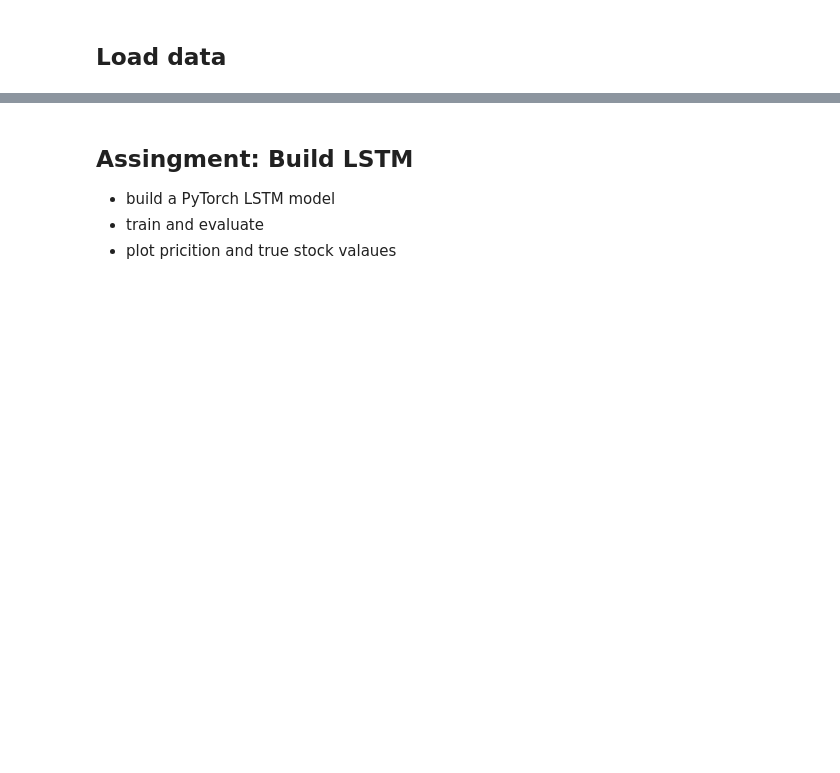
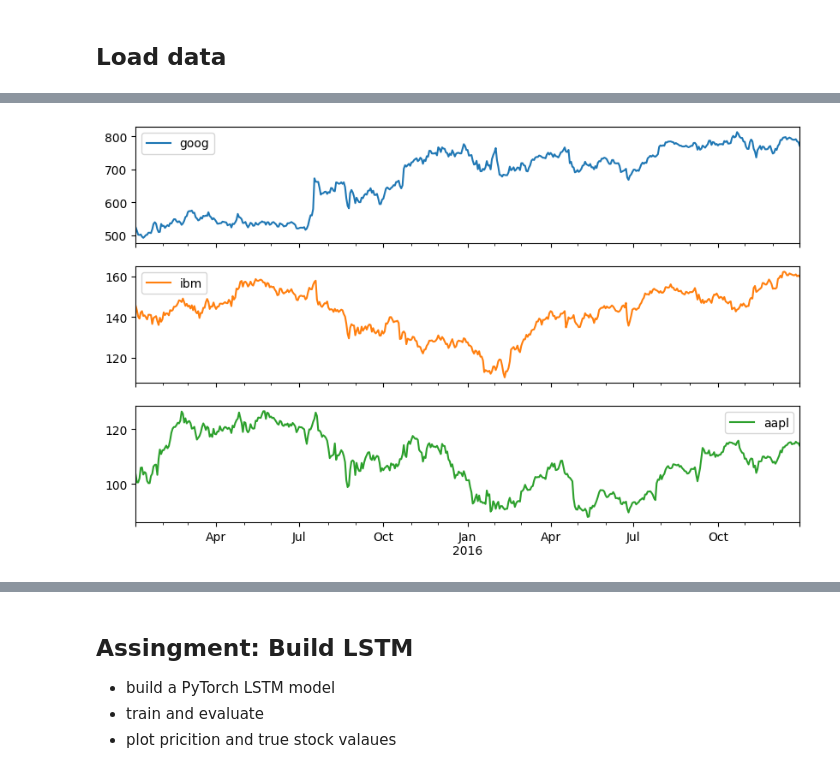
Before and after one commit to pgrommel/DeepLearning23, a Jupyter notebook: week_7/Assignemnt_stock-price.ipynb, the cells around one changed output, grey strips where cells are left out. Saved outputs shown, nothing was run; the diff lists cells and outputs as text; code cells hidden in the pictures; blank space fills up the shorter version.

```diff
--- a/week_7/Assignemnt_stock-price.ipynb
+++ b/week_7/Assignemnt_stock-price.ipynb
@@ -40,8 +49,10 @@ def stocks_data(symbols, dates):
 # %%
 dates = pd.date_range('2015-01-02','2016-12-31',freq='B')
 symbols = ['goog','ibm','aapl']
 df = stocks_data(symbols, dates)
-df.fillna(method='pad')
+df.fillna(method='pad', inplace=True)
 df.plot(figsize=(10, 6), subplots=True);
+# %% [output]
+[figure, added]
 # %%
 df.head()
```
Also changed, not shown: parts of 6 cells of this notebook.
